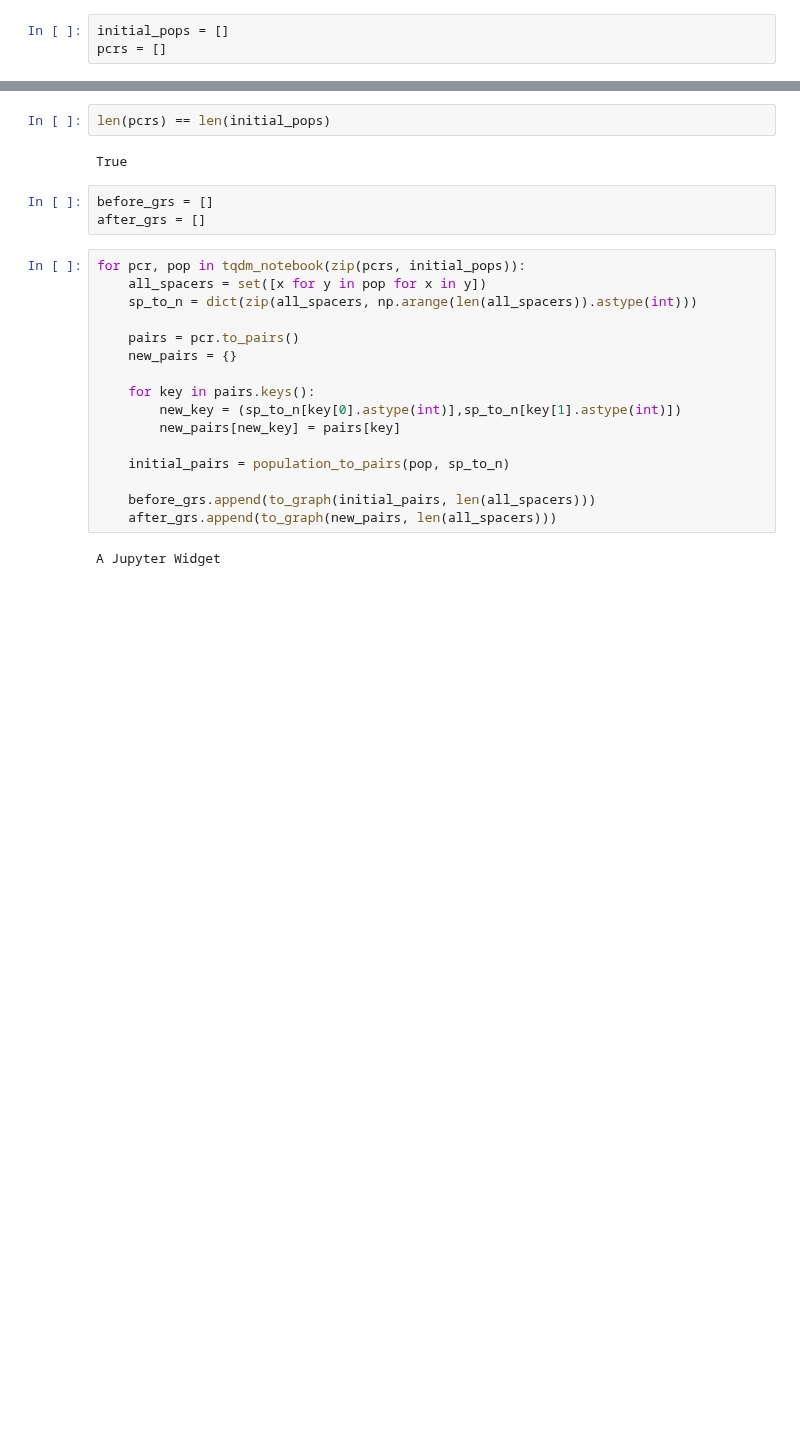
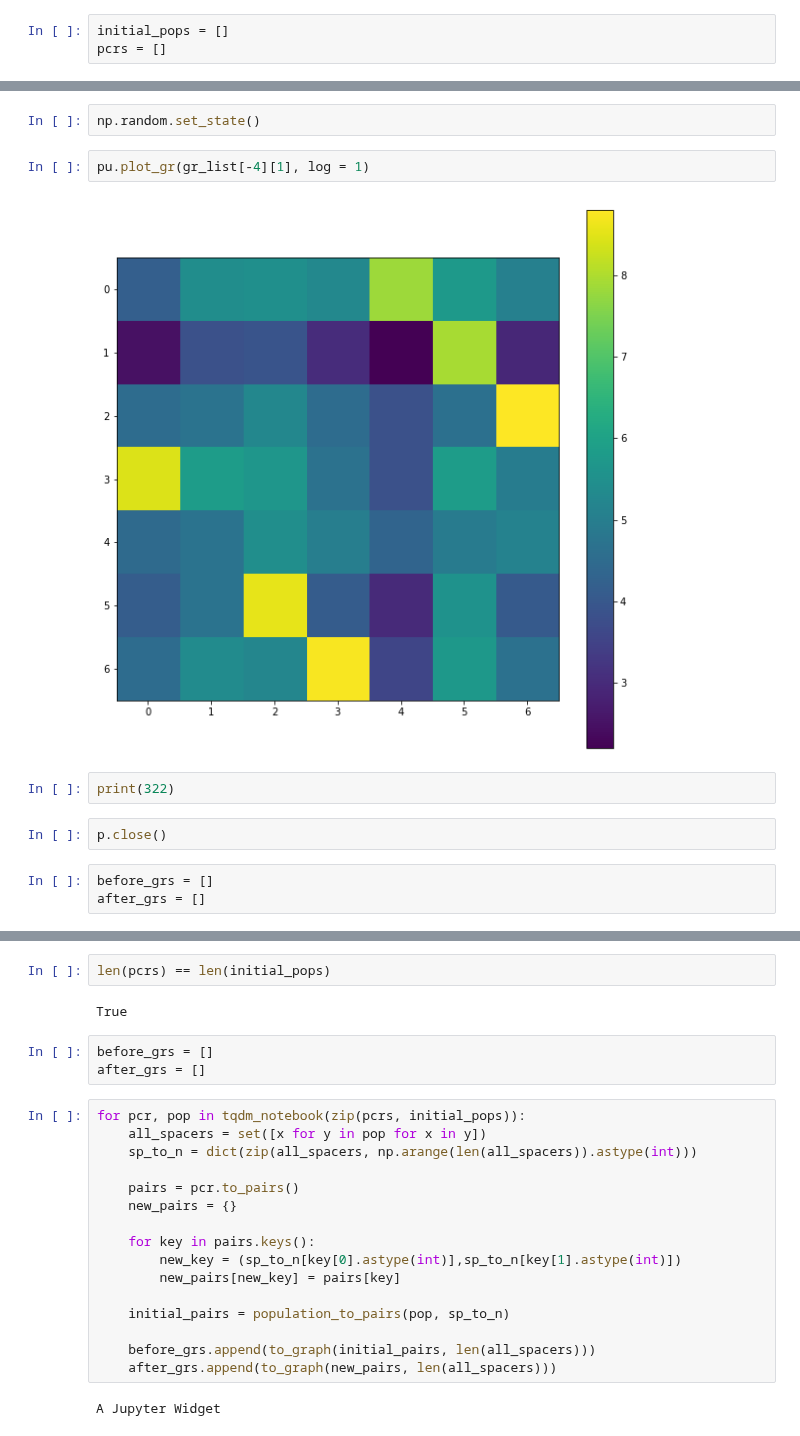
Before and after one commit to rykachevskiy/CRISPR, a Jupyter notebook: Probabilistic_model/PM, new annealing.ipynb, the cells around one changed output, grey strips where cells are left out. Drawn from its saved outputs; the diff is of its cells as text; blank space fills up the shorter version.

```diff
--- a/Probabilistic_model/PM, new annealing.ipynb
+++ b/Probabilistic_model/PM, new annealing.ipynb
@@ -251,2 +337,15 @@ pcrs = []
+# %%
+np.random.set_state()
+# %%
+pu.plot_gr(gr_list[-4][1], log = 1)
+# %% [output]
+[figure, added]
+# %%
+print(322)
+# %%
+p.close()
+# %%
+before_grs = []
+after_grs = []
 # %%
 
```
Also changed, not shown: parts of 40 cells of this notebook, 3 other files.
